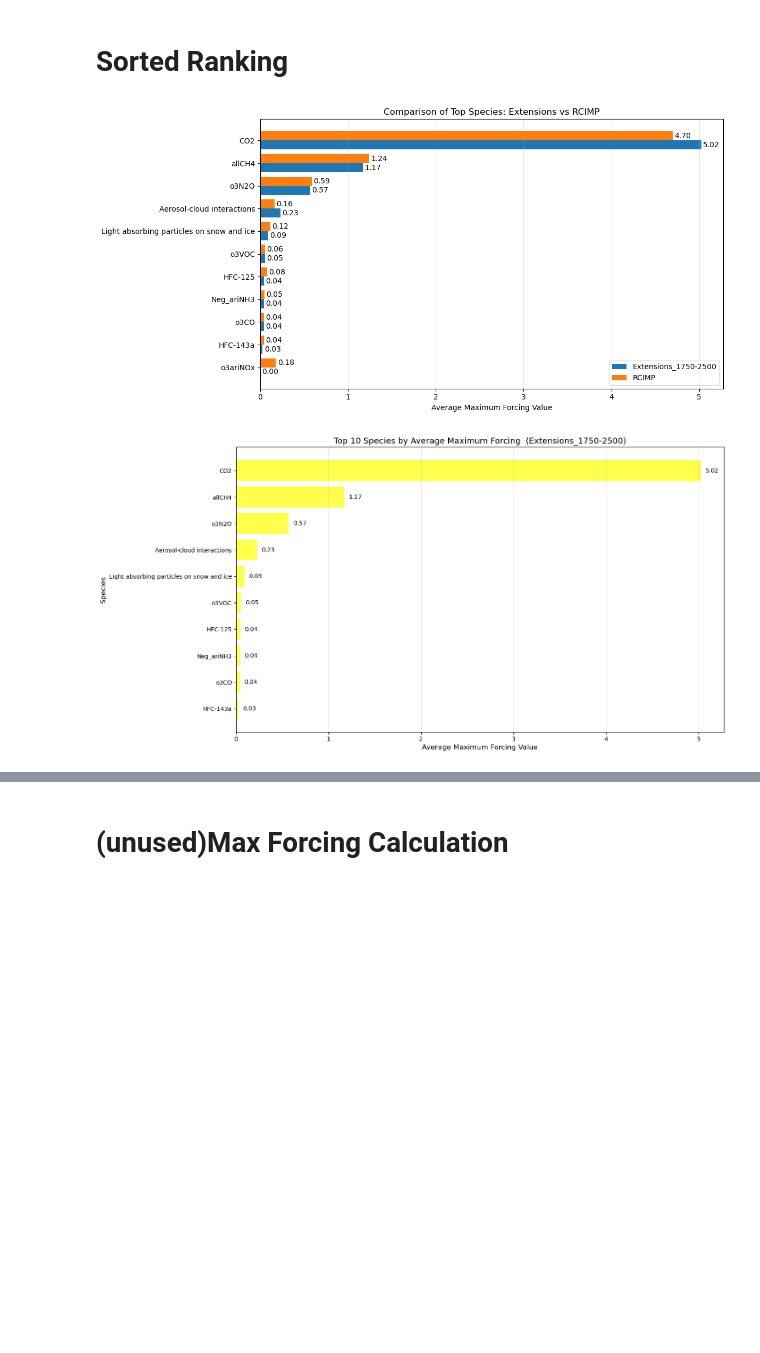
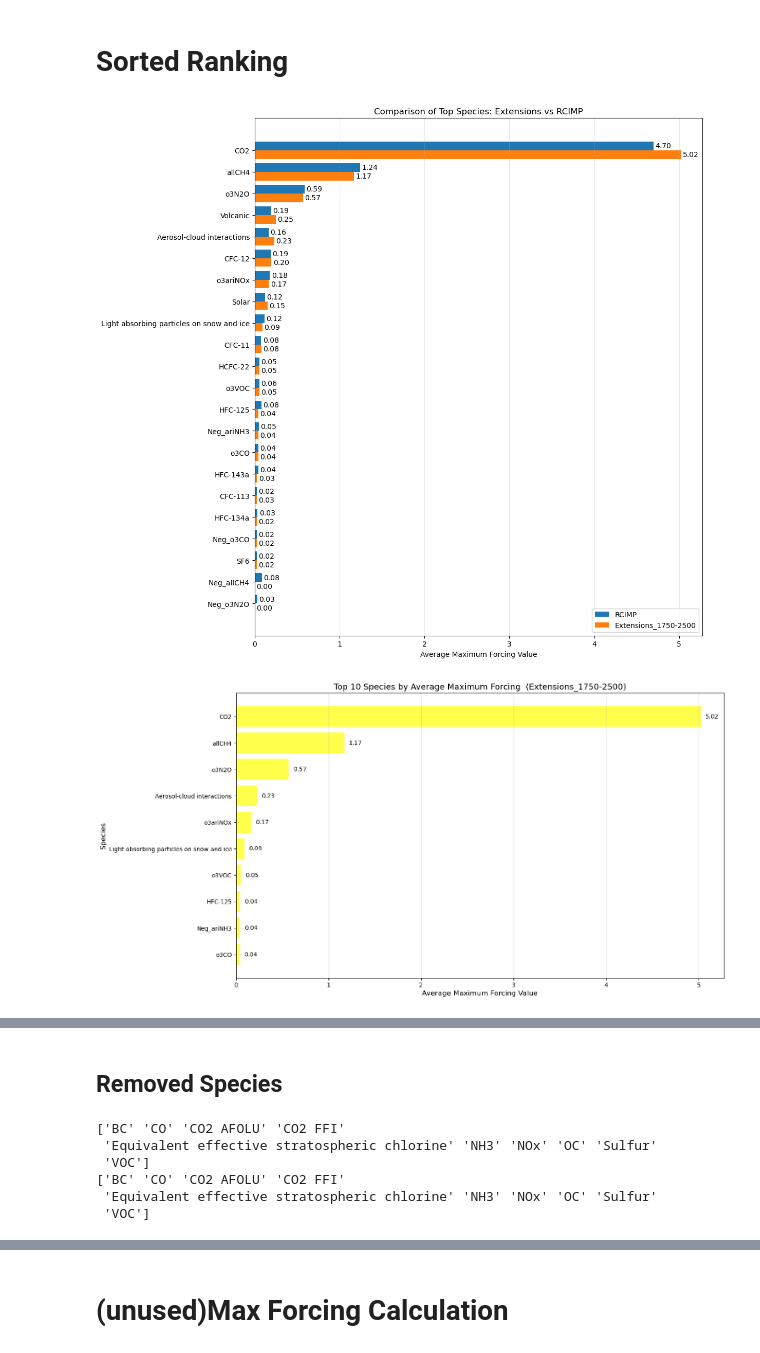
Before and after one commit to xuxingcheng/FAIR-emission-climate-model, a Jupyter notebook: Max Forcing Analysis.ipynb, the cells around one changed output, grey strips where cells are left out. Cells and saved outputs as stored; diff of their text form; code cells hidden in the pictures; blank space fills up the shorter version.

Commit message:
Caculated CV at 300, 350, 400 Filtered by CV above Removed Species analyzed and plotted

```diff
--- a/Max Forcing Analysis.ipynb
+++ b/Max Forcing Analysis.ipynb
@@ -215,0 +219,7 @@ forcing_clone = forcing_clone.drop_sel(specie=to_remove)
+# %%
+fig, (ax1, ax2) = pl.subplots(1, 2, figsize=(14, 5))
+
+ax1.set_title('Config 114')
+ax1.plot(o3ariNOx[:,:,114])
+ax2.set_title('Config 115')
+ax2.plot(o3ariNOx[:,:,115])
@@ -361,7 +400,7 @@ def summarize_forcing(forcing_df):
     summary_df['year_range'] = summary_df['max_year'] - summary_df['min_year']
     summary_df["std_by_scenario"] = summary_df.groupby('specie')['mean_max_forcing'].transform('std')
     summary_df["mean_by_scenario"] = summary_df.groupby('specie')['mean_max_forcing'].transform('mean')
-    summary_df["cv_by_scenario"] = (summary_df["std_by_scenario"]/summary_df["mean_by_scenario"]).fillna(0)
+    summary_df["cv_at_maxforcing_year"] = (summary_df["std_by_scenario"]/summary_df["mean_by_scenario"]).fillna(0)
     summary_df.drop(columns=["std_by_scenario", "mean_by_scenario", 'max_forcing_year'], inplace=True)
 
     return summary_df
@@ -393,0 +439,11 @@ summary_rcimp[summary_rcimp['specie'] == 'Neg_allCH4']
+# %%
+summary_rcimp = summarize_forcing(df1)
+summary_cali = summarize_forcing(df2)
+cv_years = [300, 350, 400]
+for year in cv_years:
+    cv_df1 = calculate_cv_at_year(year, forcing_clone)
+    cv_df2 = calculate_cv_at_year(year, forcing_clone_f2)
+    summary_rcimp = summary_rcimp.merge(cv_df1, on='specie', how='left')
+    summary_cali = summary_cali.merge(cv_df2, on='specie', how='left')
+
+summary_rcimp
@@ -464,19 +535,19 @@ def comparison_plot(summary_df1, summary_df2, top_n):
 # %% [markdown]
 # Sorted Ranking
 # %%
-def sorting(forcing_df, max_threshold, cv_threshold, output_number = 100000000):
+def sorting(forcing_df, max_threshold, cv_at_maxforcing_year_threshold, cv_300_threshold, output_number = 100000000):
 
     forcing_df = forcing_df[forcing_df['mean_max_forcing'] > max_threshold]
-    forcing_df = forcing_df[forcing_df['cv_by_scenario'] > cv_threshold]
+    forcing_df = forcing_df[(forcing_df['cv_at_maxforcing_year'] > cv_at_maxforcing_year_threshold) | (forcing_df['cv_300'] > cv_300_threshold)]
 
     return forcing_df.sort_values("mean_max_forcing", ascending = False).head(output_number)
 
-sorted_df_cali = sorting(summary_cali.copy(), 0.000000001, 0.00000000001)
-sorted_df_rcimp = sorting(summary_rcimp.copy(), 0.000000001, 0.00000000001)
+sorted_df_cali = sorting(summary_cali.copy(), 0.00001, 0.00001, 0.00001)
+sorted_df_rcimp = sorting(summary_rcimp.copy(), 0.00001, 0.00001, 0.00001)
 
-comparison_plot(sorted_df_cali, sorted_df_rcimp, 10)
+comparison_plot(summary_cali.copy(), summary_rcimp.copy(), 20)
 plot_top(sorted_df_cali, 10, ' (Extensions_1750-2500)')
 plot_top(sorted_df_rcimp, 10, ' (RCIMP)')
 # %% [output]
-[figure, old version]
+[figure, new version]
-[figure, old version]
+[figure, new version]
@@ -483,0 +555,26 @@ plot_top(sorted_df_rcimp, 10, ' (RCIMP)')
+# %% [markdown]
+## Removed Species
+# %%
+def removed_from_sorting(forcing_df, max_threshold, cv_at_maxforcing_year_threshold, cv_300_threshold, output_number = 100000000):
+
+    forcing_df = forcing_df[forcing_df['mean_max_forcing'] <= max_threshold]
+    #forcing_df = forcing_df[(forcing_df['cv_at_maxforcing_year'] <= cv_at_maxforcing_year_threshold) | (forcing_df['cv_300'] <= cv_300_threshold)]
+    forcing_df = forcing_df[(forcing_df['cv_300'] <= cv_300_threshold)]
+
+    return forcing_df.sort_values("mean_max_forcing", ascending = False).head(output_number)
+
+removed_df_cali = removed_from_sorting(summary_cali.copy(), 0.00001, 0.00001, 0.00001)
+removed_df_rcimp = removed_from_sorting(summary_rcimp.copy(), 0.00001, 0.00001, 0.00001)
+
+print(removed_df_cali['specie'].unique())
+
+print(removed_df_rcimp['specie'].unique())
+
+removed_specie = removed_df_cali['specie'].unique()
+# %% [output]
+['BC' 'CO' 'CO2 AFOLU' 'CO2 FFI'
+ 'Equivalent effective stratospheric chlorine' 'NH3' 'NOx' 'OC' 'Sulfur'
+ 'VOC']
+['BC' 'CO' 'CO2 AFOLU' 'CO2 FFI'
+ 'Equivalent effective stratospheric chlorine' 'NH3' 'NOx' 'OC' 'Sulfur'
+ 'VOC']
```
Also changed, not shown: parts of 15 cells of this notebook, 2 other files.
